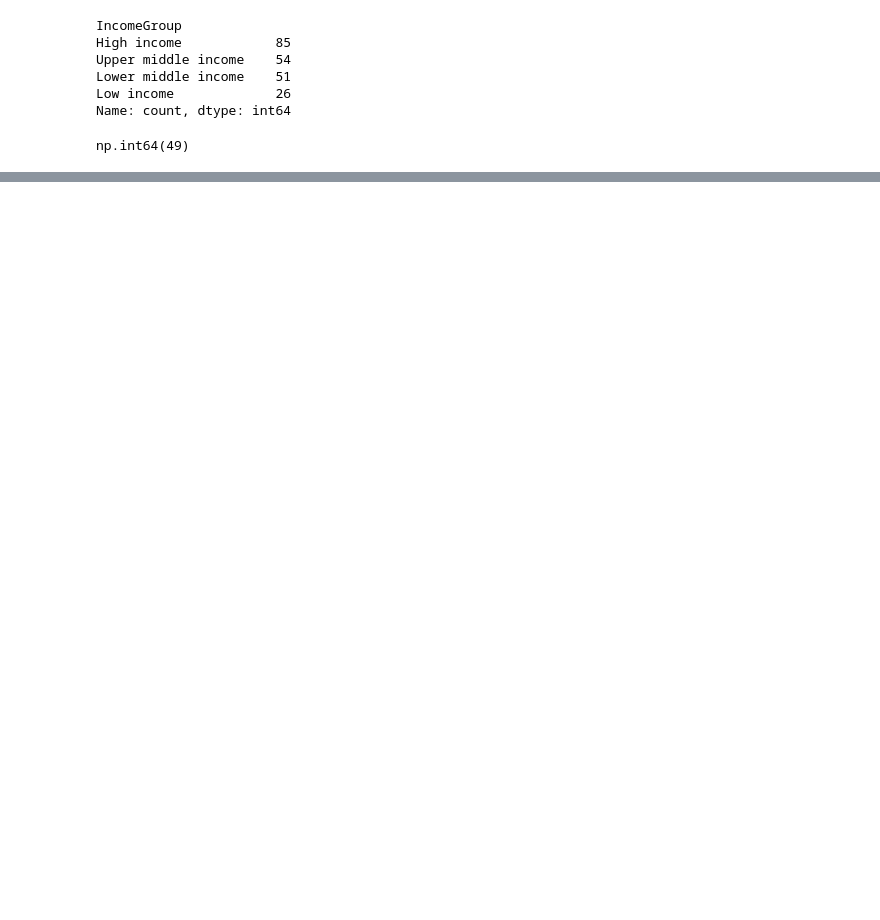
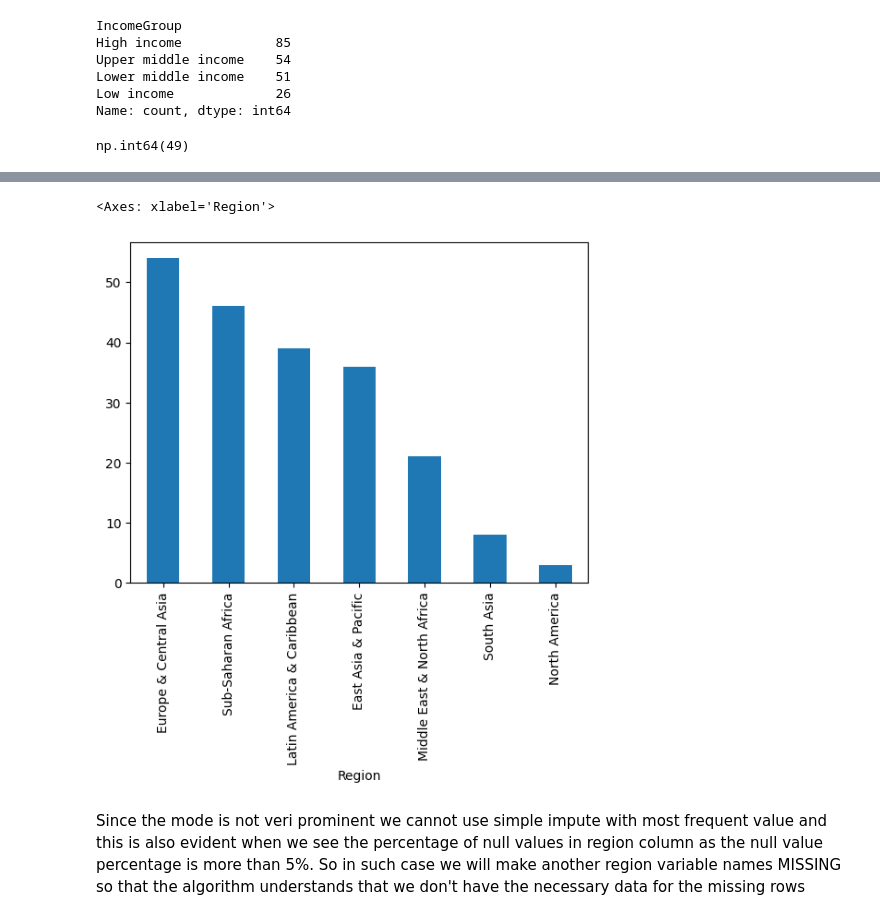
Before and after one commit to Aalok-Git/Python_Projects, a Jupyter notebook: Agricultural data/Agri_notebook.ipynb, the cells around one changed output, grey strips where cells are left out. Cells and saved outputs as stored; diff of their text form; code cells hidden in the pictures; blank space fills up the shorter version.

Commit message:
remove the NAN values and update the codebase

```diff
--- a/Agricultural data/Agri_notebook.ipynb
+++ b/Agricultural data/Agri_notebook.ipynb
@@ -115,0 +161,2 @@ new_merged_df.head(3)
+# %%
+df = new_merged_df.copy()
@@ -115,0 +180,4 @@ new_merged_df.head(3)
+# %%
+df_row_null =  df.isnull().mean(axis=1)
+
+df_filter= df[df_row_null <= 0.1]
@@ -128,0 +265,7 @@ np.int64(49)
+# %%
+df_filter["Region"].value_counts().plot(kind= "bar")
+# %% [output]
+<Axes: xlabel='Region'>
+[figure, added]
+# %% [markdown]
+Since the mode is not veri prominent we cannot use simple impute with most frequent value and this is also evident when we see the percentage of null values in region column as the null value percentage is more than 5%. So in such case we will make another region variable names MISSING so that the algorithm understands that we don't have the necessary data for the missing rows
```
Also changed, not shown: parts of 20 cells of this notebook.
